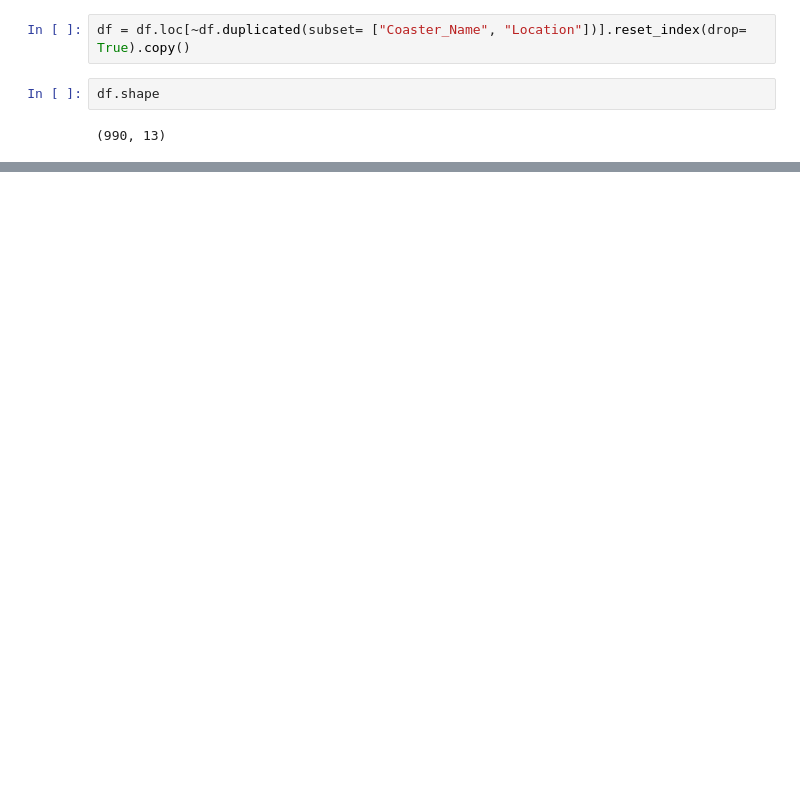
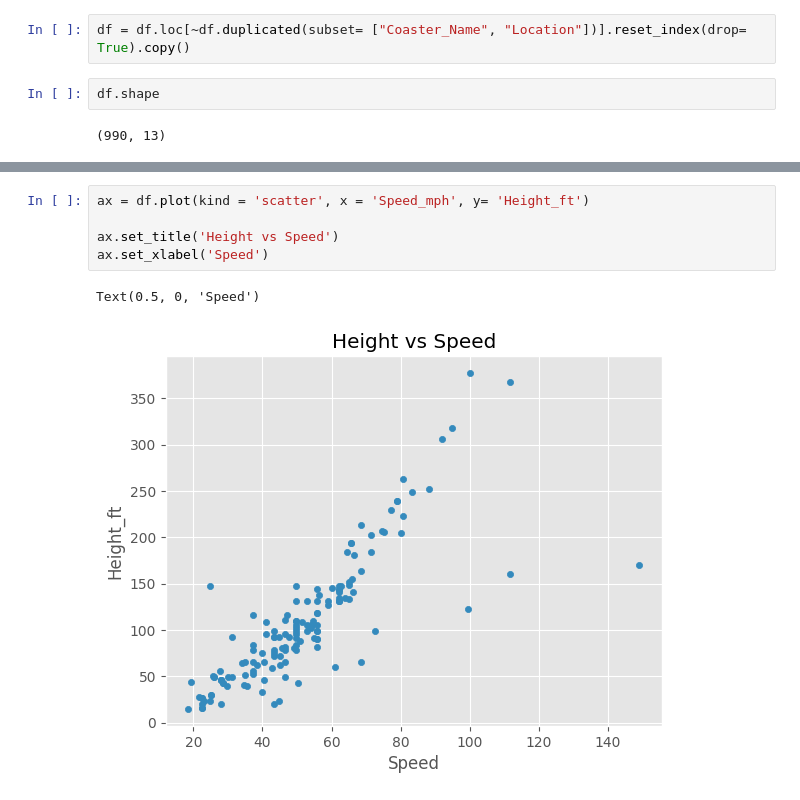
Before and after one commit to ikaromm/Roller-Coaster-Database, a Jupyter notebook: project.ipynb, the cells around one changed output, grey strips where cells are left out. Drawn from its saved outputs; the diff is of its cells as text; blank space fills up the shorter version.

```diff
--- a/project.ipynb
+++ b/project.ipynb
@@ -219,0 +255,8 @@ df.shape
+# %%
+ax = df.plot(kind = 'scatter', x = 'Speed_mph', y= 'Height_ft')
+
+ax.set_title('Height vs Speed')
+ax.set_xlabel('Speed')
+# %% [output]
+Text(0.5, 0, 'Speed')
+[figure, added]
```
Also changed, not shown: parts of 10 cells of this notebook.
